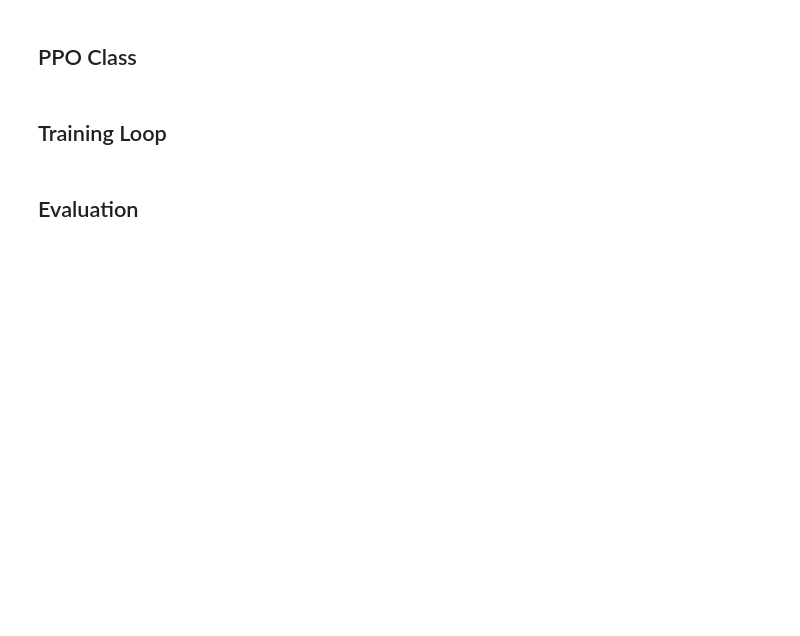
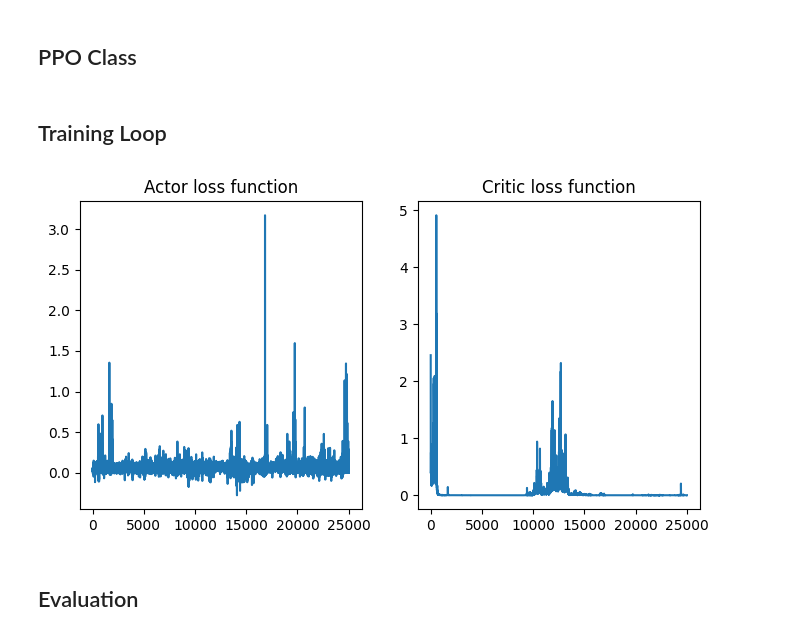
Before and after one commit to ChristianW26/CS372_Robot_Arm, a Jupyter notebook: ppo.ipynb, the cells around one changed output. Drawn from its saved outputs; the diff is of its cells as text; code cells hidden in the pictures; blank space fills up the shorter version.

Commit message:
Added some basic data logging to training loop

```diff
--- a/ppo.ipynb
+++ b/ppo.ipynb
@@ -176,3 +185,16 @@ for batch in tqdm(range(num_episodes//batch_size)):
+# %%
+df = pd.read_csv('Training Data.csv')
+actor_losses = df['Actor Losses'].to_numpy()
+critic_losses = df['Critic losses'].to_numpy()
+
+fig, plts = plt.subplots(1, 2, num=1, clear=True, figsize = (8, 4))
+plts[0].plot(actor_losses)
+plts[1].plot(critic_losses)
+plts[0].set(title='Actor loss function')
+plts[1].set(title='Critic loss function')
+fig.show()
+# %% [output]
+[figure, added]
 # %% [markdown]
 ## Evaluation
 # %%
```
Also changed, not shown: parts of 4 cells of this notebook, 5 other files.
